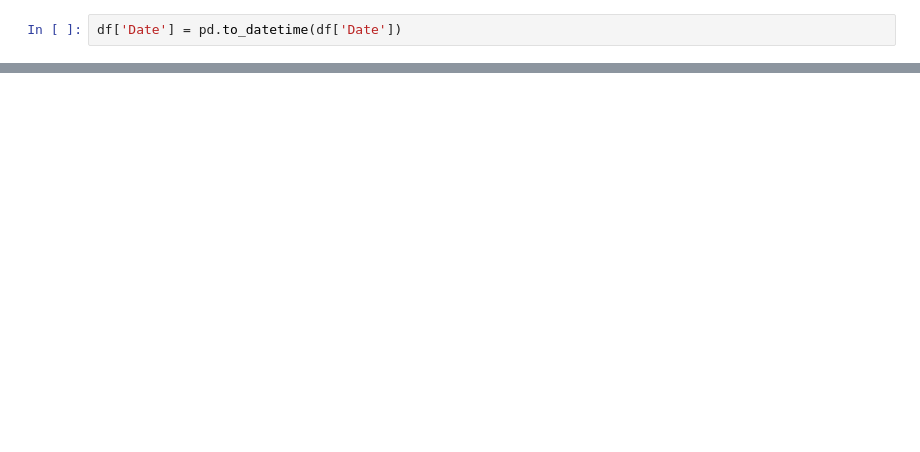
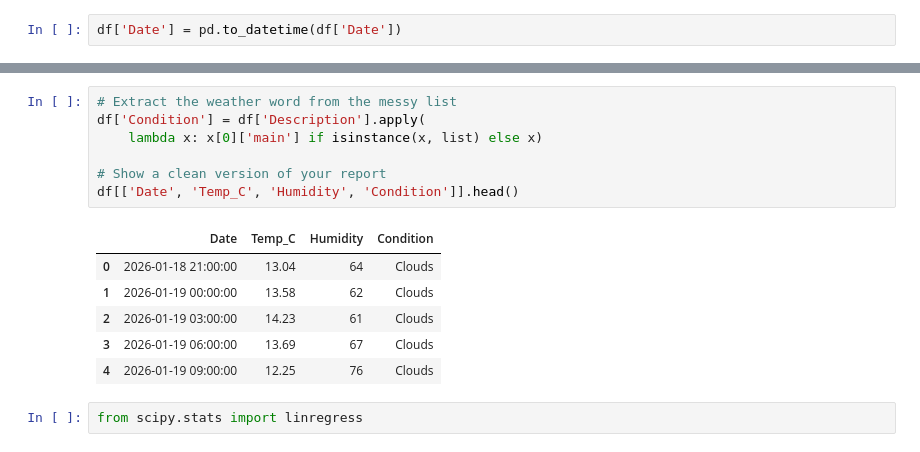
Before and after one commit to herbaztunthey-web/python-video-studio, a Jupyter notebook: weather_analysis.ipynb, the cells around one changed output, grey strips where cells are left out. Cells and saved outputs as stored; diff of their text form; blank space fills up the shorter version.

```diff
--- a/weather_analysis.ipynb
+++ b/weather_analysis.ipynb
@@ -42,3 +123,19 @@ sns.heatmap(df.corr(), annot=True, cmap='coolwarm')
+# %%
+# Extract the weather word from the messy list
+df['Condition'] = df['Description'].apply(
+    lambda x: x[0]['main'] if isinstance(x, list) else x)
+
+# Show a clean version of your report
+df[['Date', 'Temp_C', 'Humidity', 'Condition']].head()
+# %% [output]
+|  | Date | Temp_C | Humidity | Condition |
+| 0 | 2026-01-18 21:00:00 | 13.04 | 64 | Clouds |
+| 1 | 2026-01-19 00:00:00 | 13.58 | 62 | Clouds |
+| 2 | 2026-01-19 03:00:00 | 14.23 | 61 | Clouds |
+| 3 | 2026-01-19 06:00:00 | 13.69 | 67 | Clouds |
+| 4 | 2026-01-19 09:00:00 | 12.25 | 76 | Clouds |
+# %%
+from scipy.stats import linregress
 # %%
 import matplotlib.pyplot as plt
 
```
Also changed, not shown: parts of 9 cells of this notebook, 1 other file.
